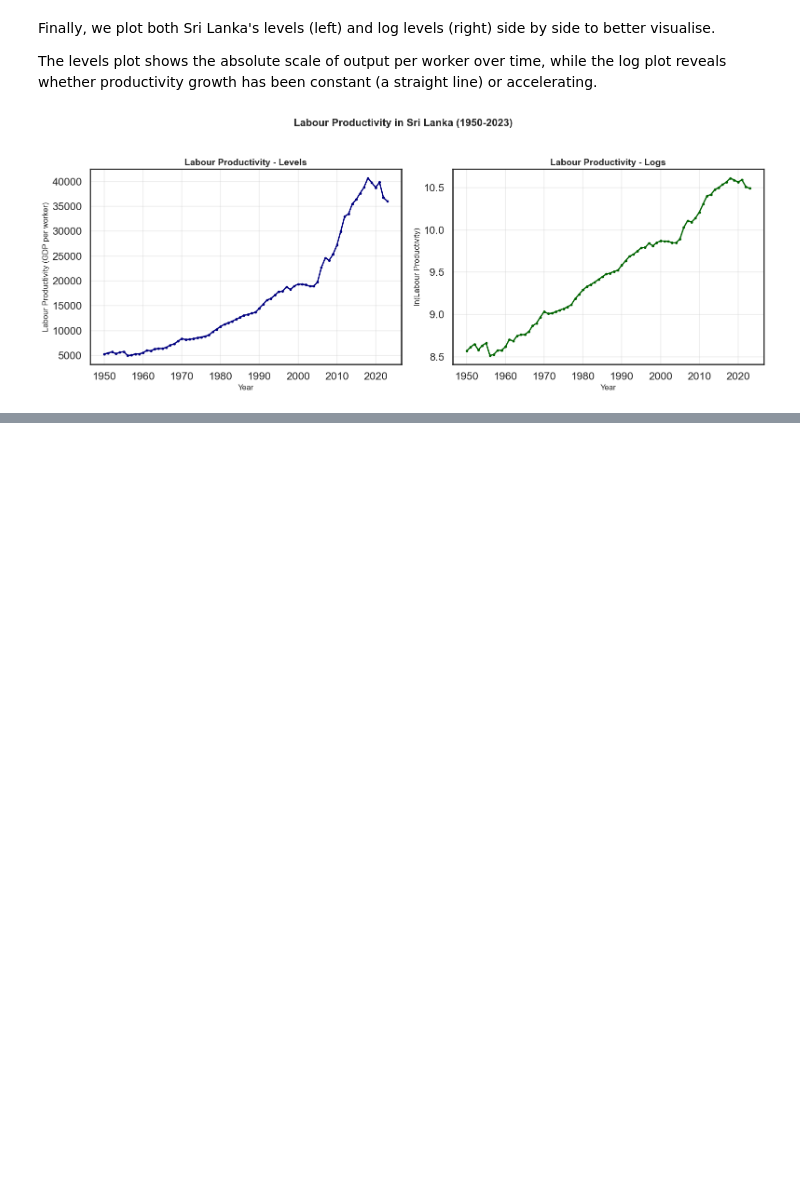
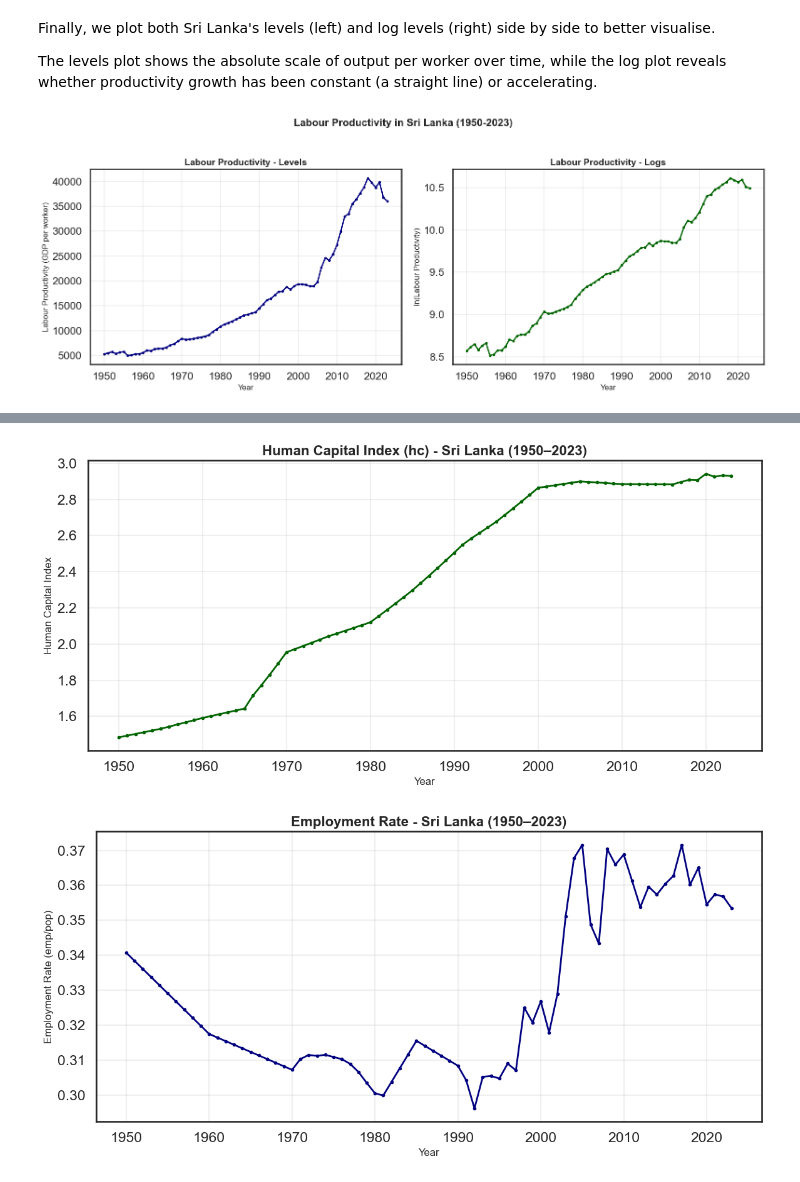
Before and after one commit to ikedasakii/EC2B1_group_project, a Jupyter notebook: find_GDP_trend_decades.ipynb, the cells around one changed output, grey strips where cells are left out. Cells and saved outputs as stored; diff of their text form; code cells hidden in the pictures; blank space fills up the shorter version.

Commit message:
Added hc and employment rate

```diff
--- a/find_GDP_trend_decades.ipynb
+++ b/find_GDP_trend_decades.ipynb
@@ -1023,3 +1023,20 @@ plt.tight_layout()
 plt.show()
 # %% [output]
 [figure]
+# %%
+# Load additional variables for labour market analysis
+data_labour = pd.read_excel('pwt110_download_2025_11_24.xlsx', sheet_name='Data')
+
+# Filter for Sri Lanka, keeping human capital index and employment data
+data_labour = data_labour.loc[data_labour["country"] == "Sri Lanka",
+                               ["year", "hc", "emp", "pop"]]
+data_labour = data_labour.reset_index(drop=True)
+
+# Restrict to our analysis period
+data_labour = data_labour[(data_labour["year"] >= 1950) & (data_labour["year"] <= 2023)]
+
+# Compute employment rate as share of total population
+data_labour["emp_rate"] = data_labour["emp"] / data_labour["pop"]
+
+# hc is PWT's human capital index, based on years of schooling and returns to education
+print(data_labour[["year", "hc", "emp", "emp_rate"]].head(10))
@@ -1025,0 +1055,25 @@ plt.show()
+# %%
+# Human capital index over time — captures improvements in workforce quality
+plt.figure(figsize=(12, 6))
+plt.plot(data_labour['year'], data_labour['hc'],
+         linewidth=2, color='darkgreen', marker='o', markersize=3)
+plt.xlabel('Year', fontsize=12)
+plt.ylabel('Human Capital Index', fontsize=12)
+plt.title('Human Capital Index (hc) - Sri Lanka (1950–2023)', fontsize=16, fontweight='bold')
+plt.grid(True, alpha=0.3)
+plt.tight_layout()
+plt.show()
+
+# Employment rate over time — shows labour market participation trends
+plt.figure(figsize=(12, 6))
+plt.plot(data_labour['year'], data_labour['emp_rate'],
+         linewidth=2, color='navy', marker='o', markersize=3)
+plt.xlabel('Year', fontsize=12)
+plt.ylabel('Employment Rate (emp/pop)', fontsize=12)
+plt.title('Employment Rate - Sri Lanka (1950–2023)', fontsize=16, fontweight='bold')
+plt.grid(True, alpha=0.3)
+plt.tight_layout()
+plt.show()
+# %% [output]
+[figure, added]
+[figure, added]
```
Also changed, not shown: parts of 1 cell of this notebook.
